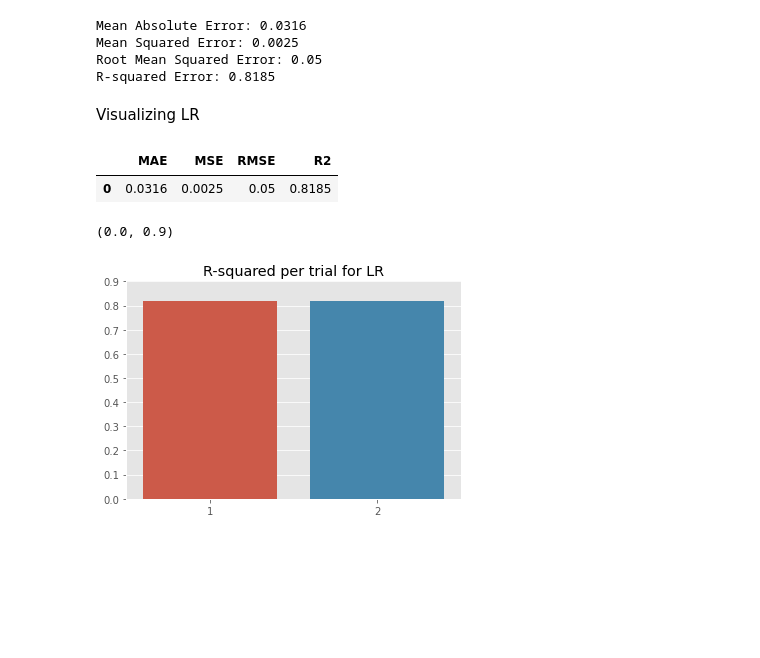
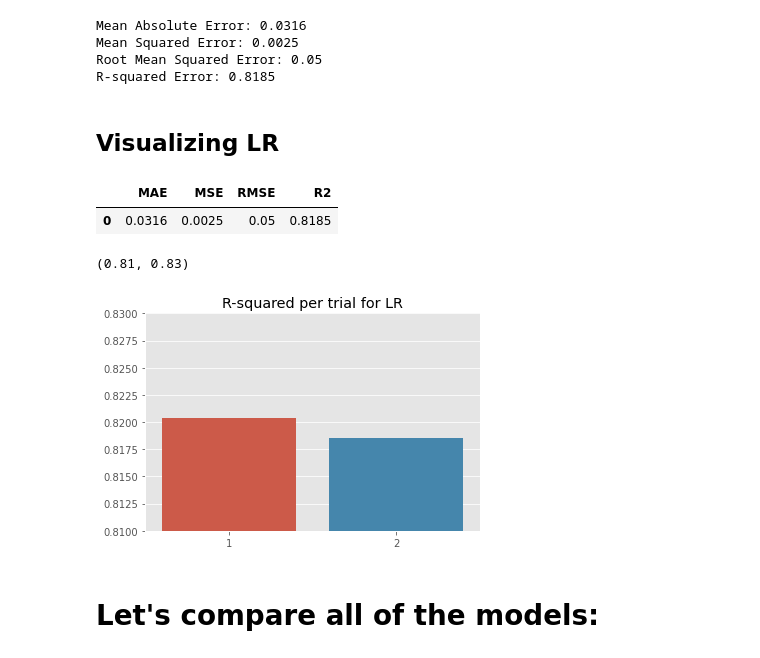
Before and after one commit to vkoli/house-price-regression-cs675, a Jupyter notebook: CS675_MIDTERM_PROJECT_CLEVER_STARS.ipynb, the cells around one changed output. Saved outputs shown, nothing was run; the diff lists cells and outputs as text; code cells hidden in the pictures; blank space fills up the shorter version.

```diff
--- a/CS675_MIDTERM_PROJECT_CLEVER_STARS.ipynb
+++ b/CS675_MIDTERM_PROJECT_CLEVER_STARS.ipynb
@@ -672,7 +672,7 @@ Mean Squared Error: 0.0025
 Root Mean Squared Error: 0.05
 R-squared Error: 0.8185
 # %% [markdown]
-Visualizing LR
+## Visualizing LR
 # %%
 data = {'MAE': [0.0316],
         'MSE': [0.0025],
@@ -687,8 +687,10 @@ lr_df
 # %%
 sns.barplot(x=[1,2], y=[0.8204, .8185])
 sns.despine()
 plt.title('R-squared per trial for LR')
-plt.ylim(0, .90)
+plt.ylim(.81, .83)
 # %% [output]
-(0.0, 0.9)
+(0.81, 0.83)
-[figure, old version]
+[figure, new version]
+# %% [markdown]
+# Let's compare all of the models:
```
Also changed, not shown: parts of 21 cells of this notebook.
